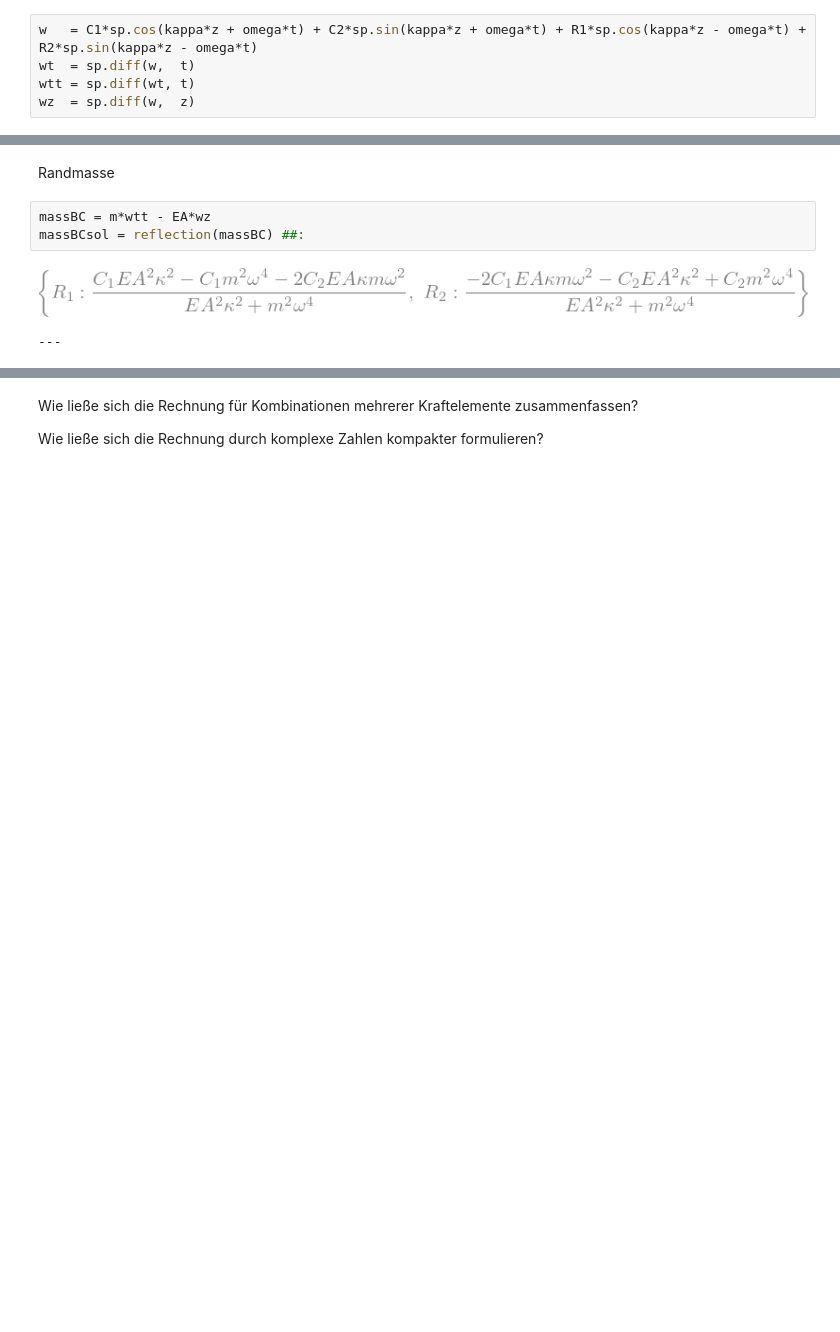
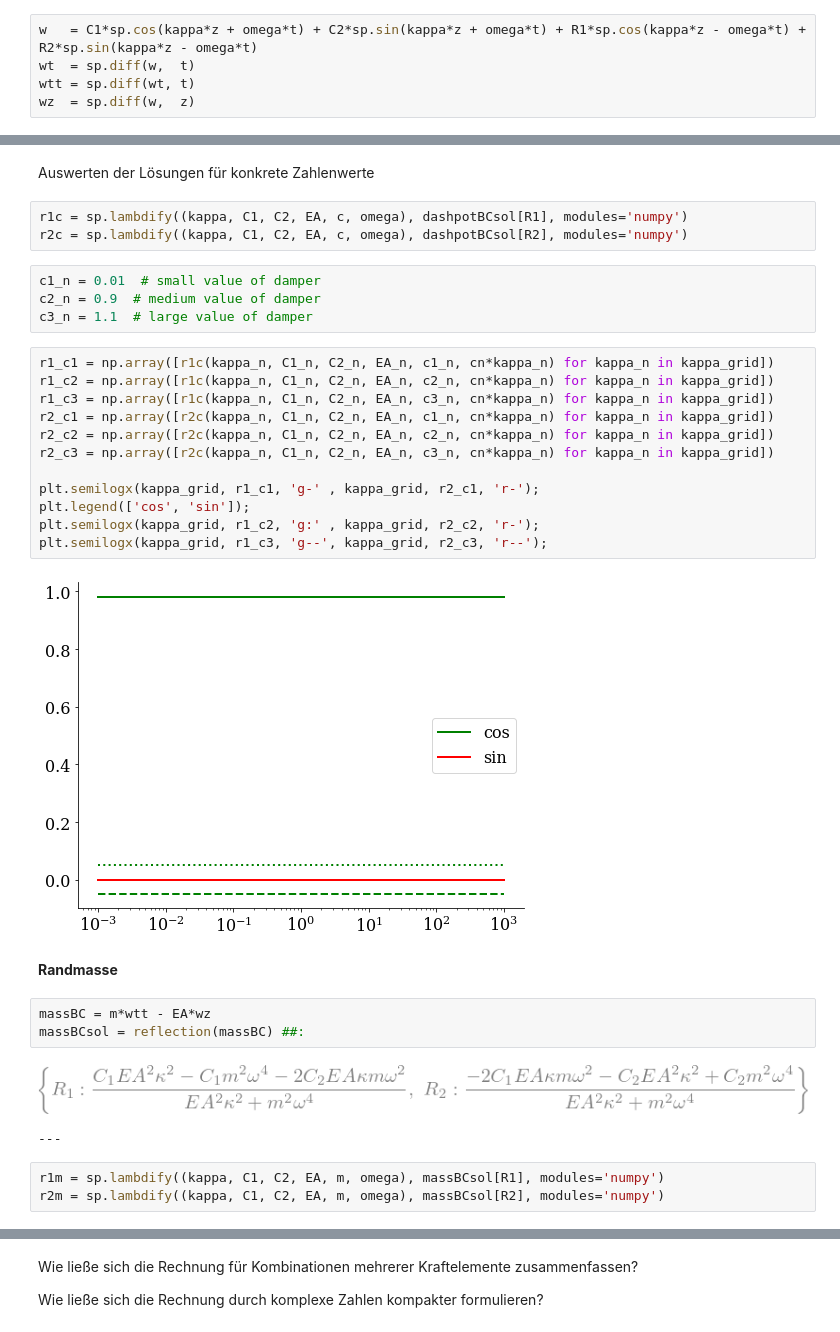
Before and after one commit to nagelt/soil_dynamics, a Jupyter notebook: wave1d_discrete_elements.ipynb, the cells around one changed output, grey strips where cells are left out. Cells and saved outputs as stored; diff of their text form; blank space fills up the shorter version.

```diff
--- a/wave1d_discrete_elements.ipynb
+++ b/wave1d_discrete_elements.ipynb
@@ -76,9 +104,35 @@ dashpotBCsol = reflection(dashpotBC) ##:
 ---
-# %% [markdown]
-Randmasse
+# %% [markdown]
+Auswerten der Lösungen für konkrete Zahlenwerte
+# %%
+r1c = sp.lambdify((kappa, C1, C2, EA, c, omega), dashpotBCsol[R1], modules='numpy')
+r2c = sp.lambdify((kappa, C1, C2, EA, c, omega), dashpotBCsol[R2], modules='numpy')
+# %%
+c1_n = 0.01  # small value of damper
+c2_n = 0.9  # medium value of damper
+c3_n = 1.1  # large value of damper
+# %%
+r1_c1 = np.array([r1c(kappa_n, C1_n, C2_n, EA_n, c1_n, cn*kappa_n) for kappa_n in kappa_grid])
+r1_c2 = np.array([r1c(kappa_n, C1_n, C2_n, EA_n, c2_n, cn*kappa_n) for kappa_n in kappa_grid])
+r1_c3 = np.array([r1c(kappa_n, C1_n, C2_n, EA_n, c3_n, cn*kappa_n) for kappa_n in kappa_grid])
+r2_c1 = np.array([r2c(kappa_n, C1_n, C2_n, EA_n, c1_n, cn*kappa_n) for kappa_n in kappa_grid])
+r2_c2 = np.array([r2c(kappa_n, C1_n, C2_n, EA_n, c2_n, cn*kappa_n) for kappa_n in kappa_grid])
+r2_c3 = np.array([r2c(kappa_n, C1_n, C2_n, EA_n, c3_n, cn*kappa_n) for kappa_n in kappa_grid])
+
+plt.semilogx(kappa_grid, r1_c1, 'g-' , kappa_grid, r2_c1, 'r-');
+plt.legend(['cos', 'sin']);
+plt.semilogx(kappa_grid, r1_c2, 'g:' , kappa_grid, r2_c2, 'r-');
+plt.semilogx(kappa_grid, r1_c3, 'g--', kappa_grid, r2_c3, 'r--');
+# %% [output]
+[figure, added]
+# %% [markdown]
+**Randmasse**
 # %%
 massBC = m*wtt - EA*wz
 massBCsol = reflection(massBC) ##:
 # %% [output]
 [figure]
 ---
+# %%
+r1m = sp.lambdify((kappa, C1, C2, EA, m, omega), massBCsol[R1], modules='numpy')
+r2m = sp.lambdify((kappa, C1, C2, EA, m, omega), massBCsol[R2], modules='numpy')
```
Also changed, not shown: parts of 15 cells of this notebook, 3 other files.
